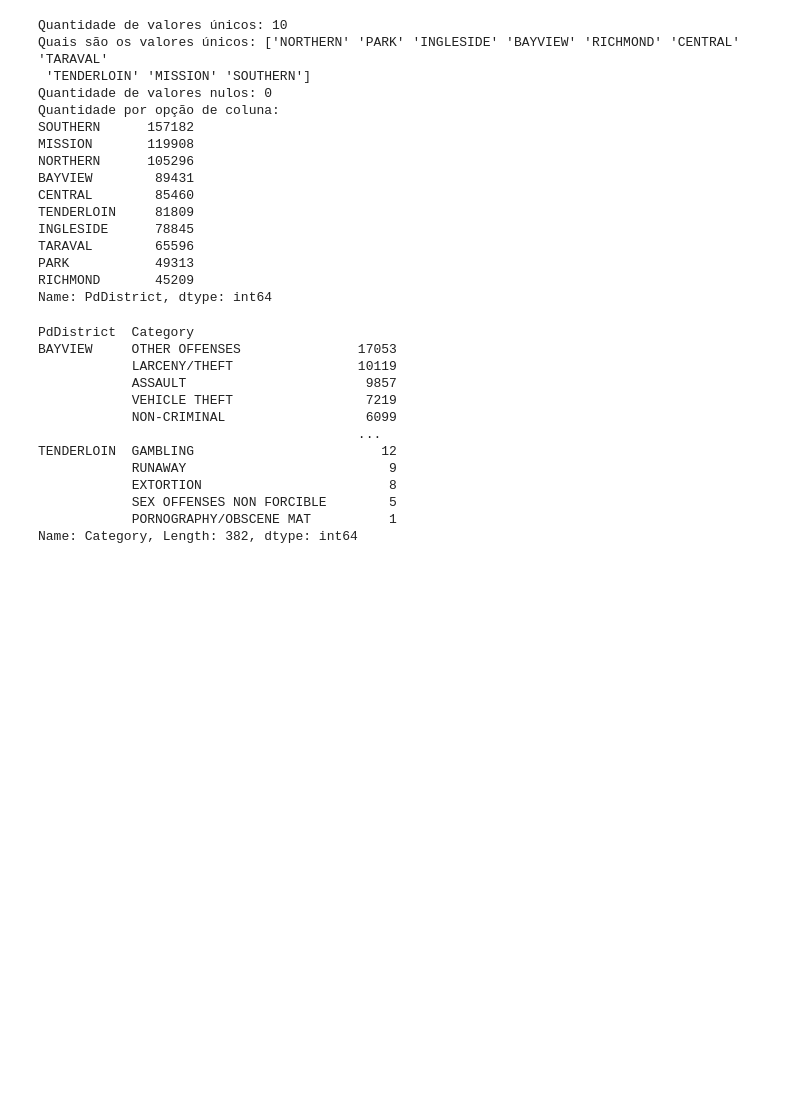
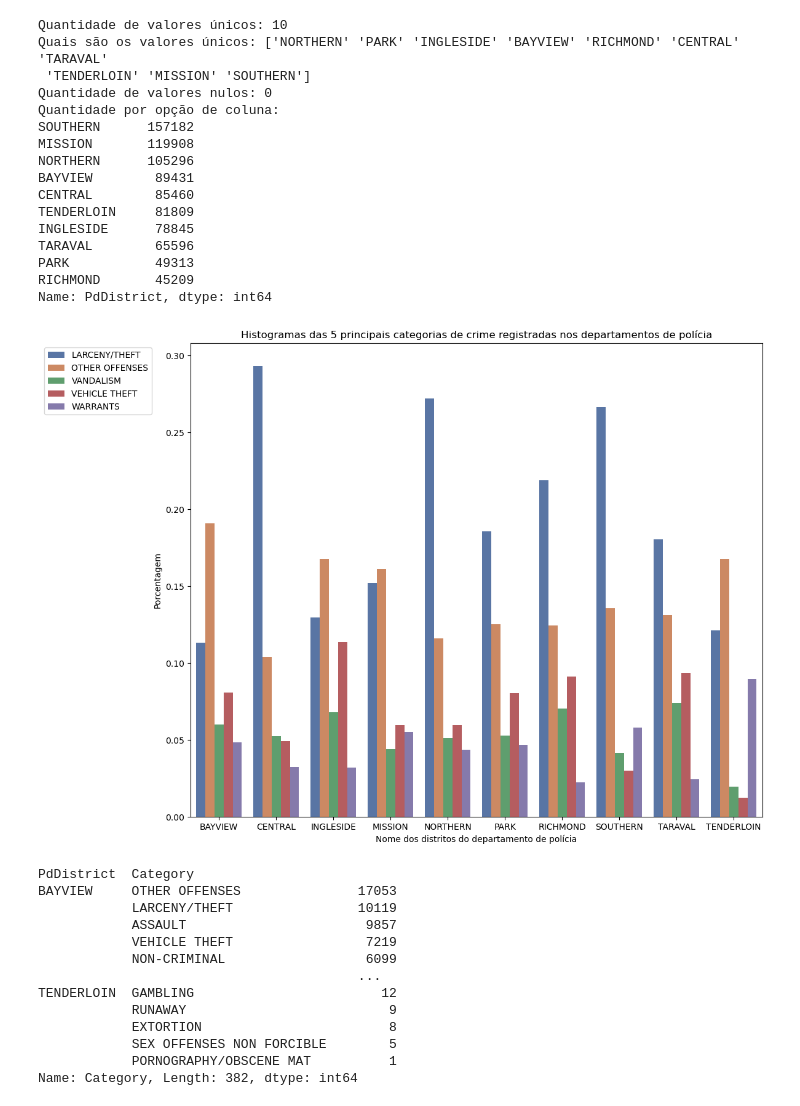
Before and after one commit to wendeljuliao/San-Francisco-Crime-Classification, a Jupyter notebook: SaoFrancisco-Wendel.ipynb, the cells around one changed output. Saved outputs shown, nothing was run; the diff lists cells and outputs as text; code cells hidden in the pictures; blank space fills up the shorter version.

```diff
--- a/SaoFrancisco-Wendel.ipynb
+++ b/SaoFrancisco-Wendel.ipynb
@@ -278,6 +285,30 @@ TARAVAL        65596
 PARK           49313
 RICHMOND       45209
 Name: PdDistrict, dtype: int64
+# %%
+def porcentagem_categoria_PdDistrict(dados):
+    dados['Porcentagem'] = dados['Quantidade'] / df_dados[df_dados['PdDistrict'] == dados['PdDistrict']]['PdDistrict'].count()
+
+    return dados
+# %%
+listaCategoryTop5 = df_dados['Category'].unique().tolist()[:5]
+
+df_dados_filter = df_dados[df_dados['Category'].isin(listaCategoryTop5)]
+
+df_dados_agrupados = df_dados_filter.groupby(['PdDistrict', 'Category']).size().to_frame('Quantidade').reset_index()
+df_dados_agrupados = df_dados_agrupados.apply(porcentagem_categoria_PdDistrict, axis = 1)
+
+plt.figure(figsize=(12,10))
+sns.barplot(x='PdDistrict', y='Porcentagem', hue='Category', data=df_dados_agrupados, palette="deep")
+
+plt.xlabel("Nome dos distritos do departamento de polícia")
+plt.legend(loc = 'best', bbox_to_anchor=(-0.06, 1))
+
+plt.title("Histogramas das 5 principais categorias de crime registradas nos departamentos de polícia")
+
+plt.show()
+# %% [output]
+[figure, added]
 # %%
 df_dados.groupby('PdDistrict')['Category'].value_counts()
 # %% [output]
```
Also changed, not shown: parts of 14 cells of this notebook.
